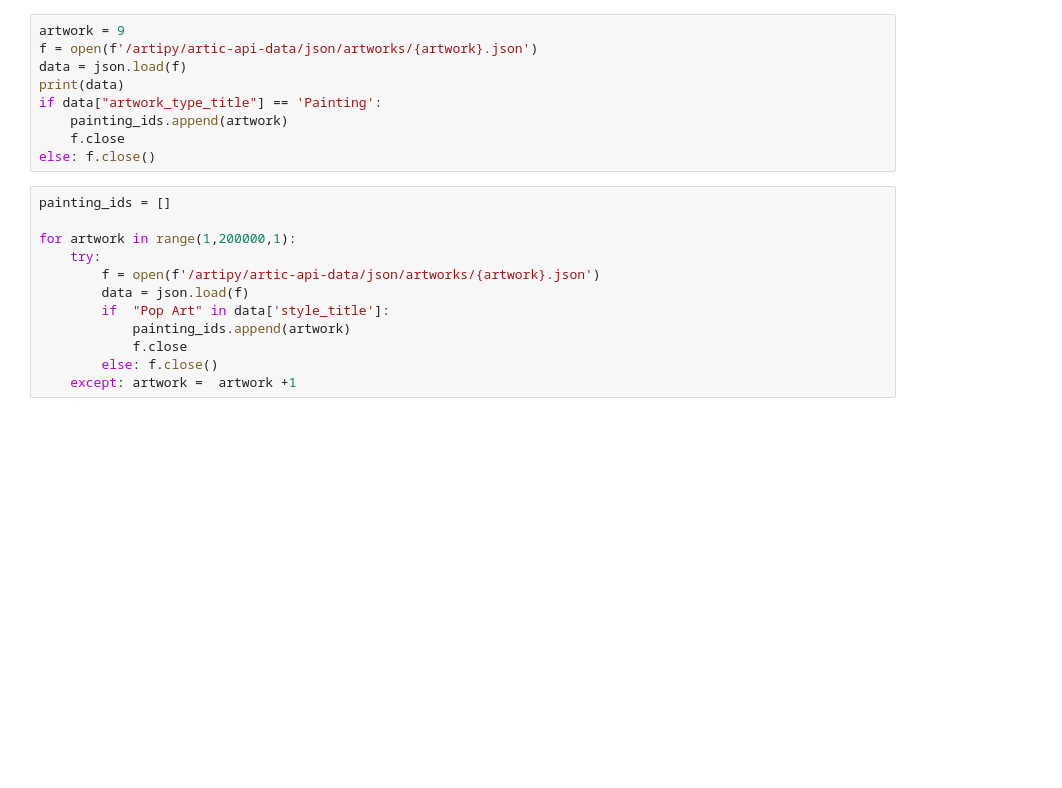
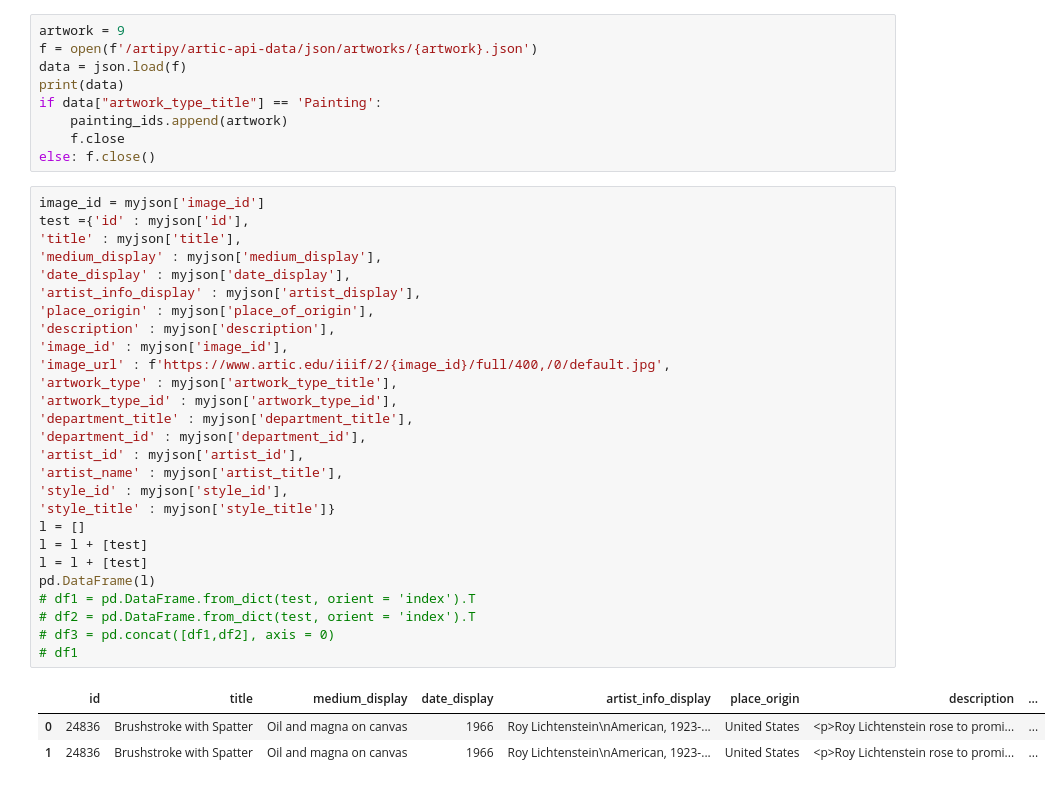
Before and after one commit to zgrayblue/artipy, a Jupyter notebook: chicago_api.ipynb, the cells around one changed output. Saved outputs shown, nothing was run; the diff lists cells and outputs as text; blank space fills up the shorter version.

```diff
--- a/chicago_api.ipynb
+++ b/chicago_api.ipynb
@@ -27,15 +27,34 @@ if data["artwork_type_title"] == 'Painting':
     painting_ids.append(artwork)
     f.close
 else: f.close()
-# %%
-painting_ids = []
-
-for artwork in range(1,200000,1):
-    try:
-        f = open(f'/artipy/artic-api-data/json/artworks/{artwork}.json')
-        data = json.load(f)
-        if  "Pop Art" in data['style_title']:
-            painting_ids.append(artwork)
-            f.close
-        else: f.close()
-    except: artwork =  artwork +1
+# %%
+image_id = myjson['image_id']
+test ={'id' : myjson['id'],
+'title' : myjson['title'],
+'medium_display' : myjson['medium_display'],
+'date_display' : myjson['date_display'],
+'artist_info_display' : myjson['artist_display'],
+'place_origin' : myjson['place_of_origin'],
+'description' : myjson['description'],
+'image_id' : myjson['image_id'],
+'image_url' : f'https://www.artic.edu/iiif/2/{image_id}/full/400,/0/default.jpg',
+'artwork_type' : myjson['artwork_type_title'],
+'artwork_type_id' : myjson['artwork_type_id'],
+'department_title' : myjson['department_title'],
+'department_id' : myjson['department_id'],
+'artist_id' : myjson['artist_id'],
+'artist_name' : myjson['artist_title'],
+'style_id' : myjson['style_id'],
+'style_title' : myjson['style_title']}
+l = []
+l = l + [test]
+l = l + [test]
+pd.DataFrame(l)
+# df1 = pd.DataFrame.from_dict(test, orient = 'index').T
+# df2 = pd.DataFrame.from_dict(test, orient = 'index').T
+# df3 = pd.concat([df1,df2], axis = 0)
+# df1
+# %% [output]
+|  | id | title | medium_display | date_display | artist_info_display | place_origin | description | ... |
+| 0 | 24836 | Brushstroke with Spatter | Oil and magna on canvas | 1966 | Roy Lichtenstein\nAmerican, 1923-... | United States | <p>Roy Lichtenstein rose to promi... | ... |
+| 1 | 24836 | Brushstroke with Spatter | Oil and magna on canvas | 1966 | Roy Lichtenstein\nAmerican, 1923-... | United States | <p>Roy Lichtenstein rose to promi... | ... |
```
Also changed, not shown: parts of 7 cells of this notebook, 5 other files.
